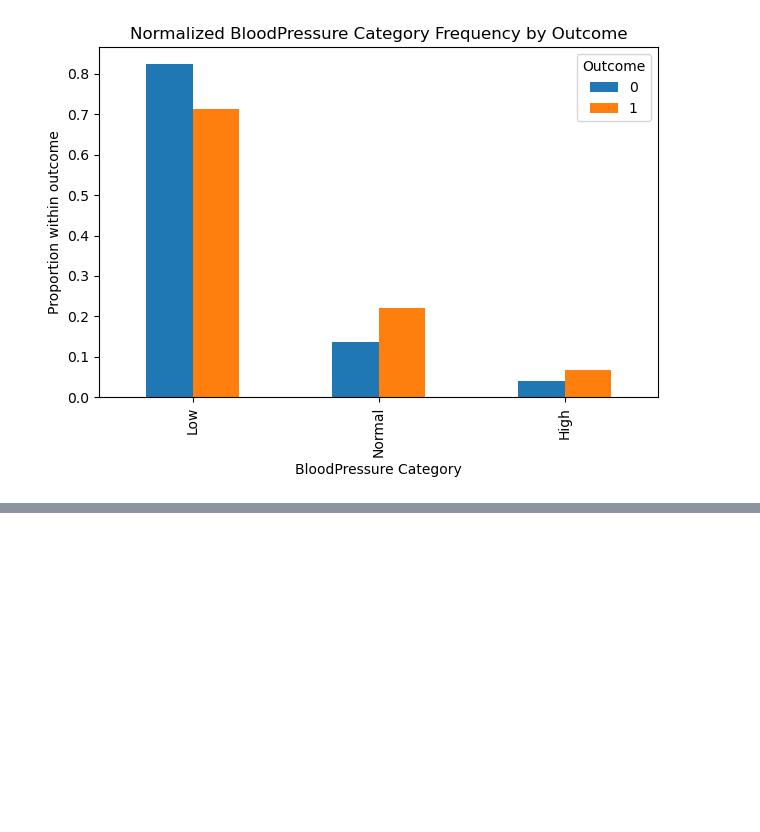
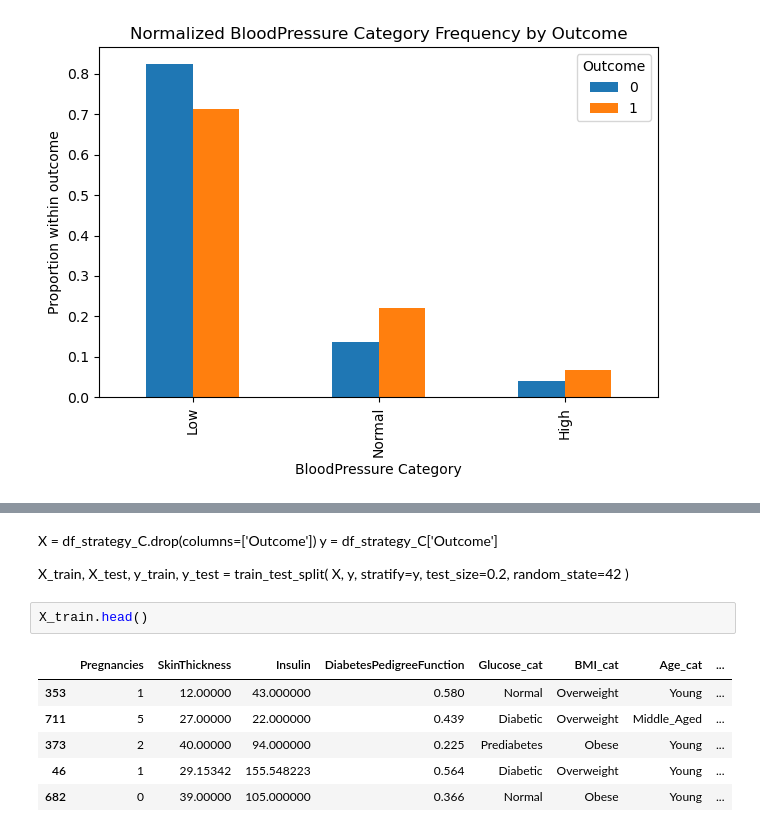
Before and after one commit to S66K22/MaktabHomeworks, a Jupyter notebook: hw11/Untitled.ipynb, the cells around one changed output, grey strips where cells are left out. Cells and saved outputs as stored; diff of their text form; blank space fills up the shorter version.

```diff
--- a/hw11/Untitled.ipynb
+++ b/hw11/Untitled.ipynb
@@ -483,0 +546,20 @@ plt.show()
+# %% [markdown]
+X = df_strategy_C.drop(columns=['Outcome'])
+y = df_strategy_C['Outcome']
+
+X_train, X_test, y_train, y_test = train_test_split(
+    X,
+    y,
+    stratify=y,
+    test_size=0.2,
+    random_state=42
+)
+# %%
+X_train.head()
+# %% [output]
+|  | Pregnancies | SkinThickness | Insulin | DiabetesPedigreeFunction | Glucose_cat | BMI_cat | Age_cat | ... |
+| 353 | 1 | 12.00000 | 43.000000 | 0.580 | Normal | Overweight | Young | ... |
+| 711 | 5 | 27.00000 | 22.000000 | 0.439 | Diabetic | Overweight | Middle_Aged | ... |
+| 373 | 2 | 40.00000 | 94.000000 | 0.225 | Prediabetes | Obese | Young | ... |
+| 46 | 1 | 29.15342 | 155.548223 | 0.564 | Diabetic | Overweight | Young | ... |
+| 682 | 0 | 39.00000 | 105.000000 | 0.366 | Normal | Obese | Young | ... |
```
Also changed, not shown: parts of 18 cells of this notebook, 1 other file.
